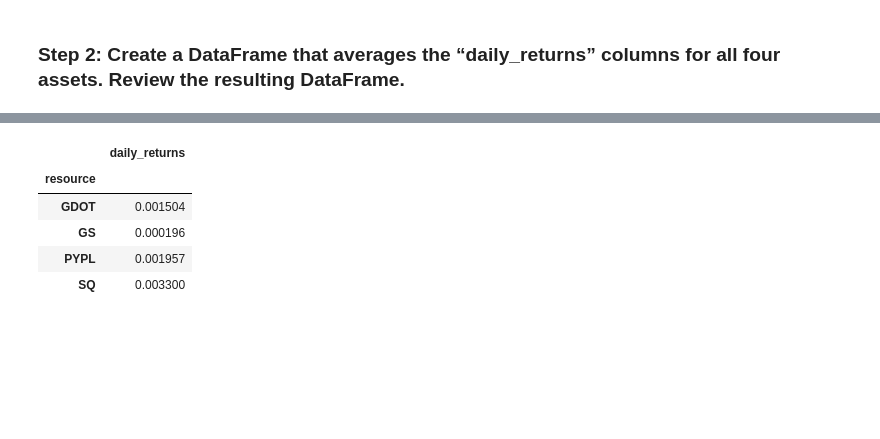
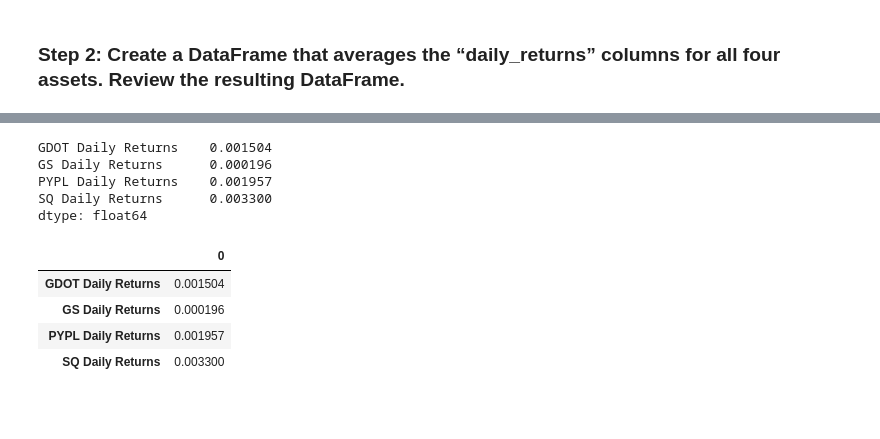
Before and after one commit to MuayThaiLegz/module_07, a Jupyter notebook: etf_analyzer.ipynb, the cells around one changed output, grey strips where cells are left out. Drawn from its saved outputs; the diff is of its cells as text; code cells hidden in the pictures; blank space fills up the shorter version.

Commit message:
finished, needs cleaning
need to clean up but looks nice

```diff
--- a/etf_analyzer.ipynb
+++ b/etf_analyzer.ipynb
@@ -398,13 +389,20 @@ last_etf_portfolio_returns
-# %%
-daily_returns_nice = last_etf_portfolio_returns.groupby(['resource']).mean()
-daily_returns_nice
-# %% [output]
-|  | daily_returns |
-| resource |  |
-| GDOT | 0.001504 |
-| GS | 0.000196 |
-| PYPL | 0.001957 |
-| SQ | 0.003300 |
+# %%
+daily_mean_value = etf_portfolio_returns.mean()
+daily_mean_value
+# %% [output]
+GDOT Daily Returns    0.001504
+GS Daily Returns      0.000196
+PYPL Daily Returns    0.001957
+SQ Daily Returns      0.003300
+dtype: float64
+# %%
+daily_mean_value.to_frame()
+# %% [output]
+|  | 0 |
+| GDOT Daily Returns | 0.001504 |
+| GS Daily Returns | 0.000196 |
+| PYPL Daily Returns | 0.001957 |
+| SQ Daily Returns | 0.003300 |
 # %% [markdown]
 #
 # %% [markdown]
```
Also changed, not shown: parts of 10 cells of this notebook.
